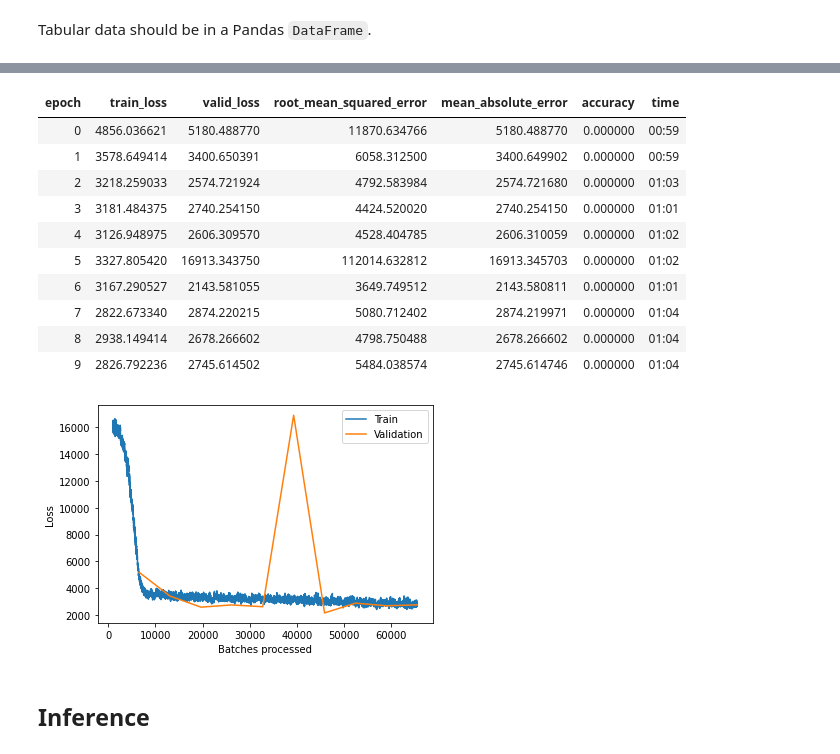
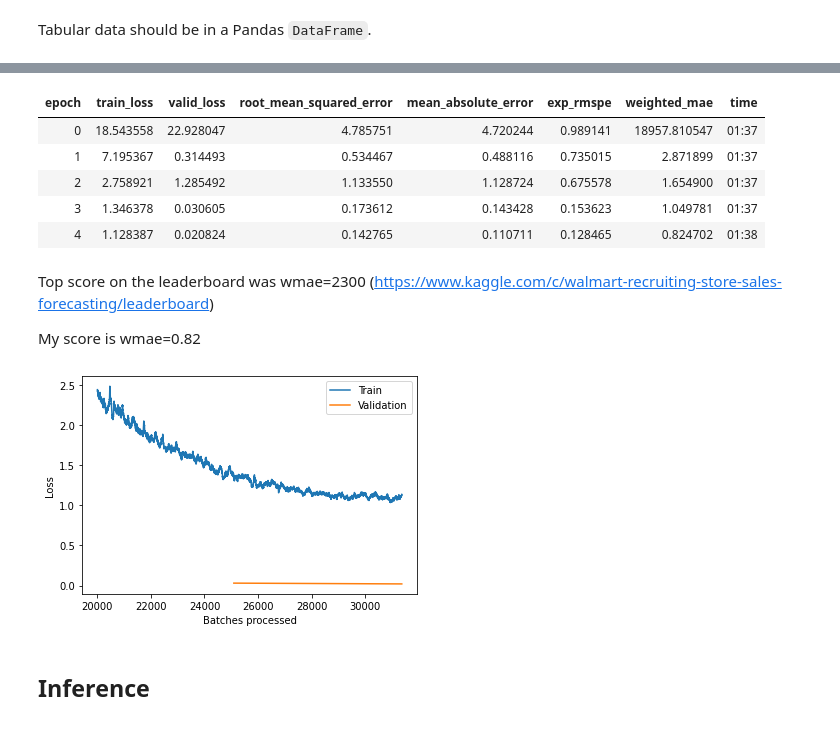
Before and after one commit to jacekfilipczuk/fastai_course-v3, a Jupyter notebook: nbs/My_version_dl1/lesson4-tabular-retail_analytics.ipynb, the cells around one changed output, grey strips where cells are left out. Cells and saved outputs as stored; diff of their text form; code cells hidden in the pictures.

Commit message:
Finished training sale forecasting model.

```diff
--- a/nbs/My_version_dl1/lesson4-tabular-retail_analytics.ipynb
+++ b/nbs/My_version_dl1/lesson4-tabular-retail_analytics.ipynb
@@ -165,7 +154,7 @@ test = TabularList.from_df(df_validation, path=path, cat_names=cat_names, cont_n
 # %%
 data = (TabularList.from_df(df, path=path, cat_names=cat_names, cont_names=cont_names, procs=procs)
                            .split_by_idx(list(df_validation.index))
-                           .label_from_df(cols=dep_var, label_cls=FloatList, log=False)
+                           .label_from_df(cols=dep_var, label_cls=FloatList, log=True)
                            .add_test(test)
                            .databunch())
 # %%
@@ -185,3 +222,4 @@ data.show_batch(rows=10)
 # %%
-max_log_y = (np.max(df['Weekly_Sales_log'])*1.2)
-y_range = torch.tensor([0, max_log_y], device=defaults.device)
+max_y = (np.max(df[target_var])*1.2)
+min_y = 0
+y_range = torch.tensor([min_y, max_y], device=defaults.device)
@@ -190,3 +226,6 @@ learn = tabular_learner(data, layers=[600,300],  metrics=[rmse, mae, accuracy],l
+# %%
+learn = tabular_learner(data, layers=[400,200,100], ps=[0.001,0.01, 0.1], y_range=y_range, emb_drop=0.04,
+                        metrics=[rmse, mae, exp_rmspe], callback_fns=Weighted_Mae)
 # %%
 learn.lr_find();
 learn.recorder.plot()
@@ -199,21 +238,20 @@ LR Finder is complete, type {learner_name}.recorder.plot() to see the graph.
 # %%
-learn.fit_one_cycle(10, 1e-2)
+learn.fit_one_cycle(5, 1e-2)
 # %% [output]
-| epoch | train_loss | valid_loss | root_mean_squared_error | mean_absolute_error | accuracy | time |
-| 0 | 4856.036621 | 5180.488770 | 11870.634766 | 5180.488770 | 0.000000 | 00:59 |
-| 1 | 3578.649414 | 3400.650391 | 6058.312500 | 3400.649902 | 0.000000 | 00:59 |
-| 2 | 3218.259033 | 2574.721924 | 4792.583984 | 2574.721680 | 0.000000 | 01:03 |
-| 3 | 3181.484375 | 2740.254150 | 4424.520020 | 2740.254150 | 0.000000 | 01:01 |
-| 4 | 3126.948975 | 2606.309570 | 4528.404785 | 2606.310059 | 0.000000 | 01:02 |
-| 5 | 3327.805420 | 16913.343750 | 112014.632812 | 16913.345703 | 0.000000 | 01:02 |
-| 6 | 3167.290527 | 2143.581055 | 3649.749512 | 2143.580811 | 0.000000 | 01:01 |
-| 7 | 2822.673340 | 2874.220215 | 5080.712402 | 2874.219971 | 0.000000 | 01:04 |
-| 8 | 2938.149414 | 2678.266602 | 4798.750488 | 2678.266602 | 0.000000 | 01:04 |
-| 9 | 2826.792236 | 2745.614502 | 5484.038574 | 2745.614746 | 0.000000 | 01:04 |
+| epoch | train_loss | valid_loss | root_mean_squared_error | mean_absolute_error | exp_rmspe | weighted_mae | time |
+| 0 | 18.543558 | 22.928047 | 4.785751 | 4.720244 | 0.989141 | 18957.810547 | 01:37 |
+| 1 | 7.195367 | 0.314493 | 0.534467 | 0.488116 | 0.735015 | 2.871899 | 01:37 |
+| 2 | 2.758921 | 1.285492 | 1.133550 | 1.128724 | 0.675578 | 1.654900 | 01:37 |
+| 3 | 1.346378 | 0.030605 | 0.173612 | 0.143428 | 0.153623 | 1.049781 | 01:37 |
+| 4 | 1.128387 | 0.020824 | 0.142765 | 0.110711 | 0.128465 | 0.824702 | 01:38 |
+# %% [markdown]
+Top score on the leaderboard was wmae=2300 (https://www.kaggle.com/c/walmart-recruiting-store-sales-forecasting/leaderboard)
+
+My score is wmae=0.82
 # %%
-learn.recorder.plot_losses(skip_start=1000)
+learn.recorder.plot_losses(skip_start=20000)
 # %% [output]
-[figure, old version]
+[figure, new version]
 # %% [markdown]
 ## Inference
 # %%
```
Also changed, not shown: parts of 25 cells of this notebook, 4 other files.
